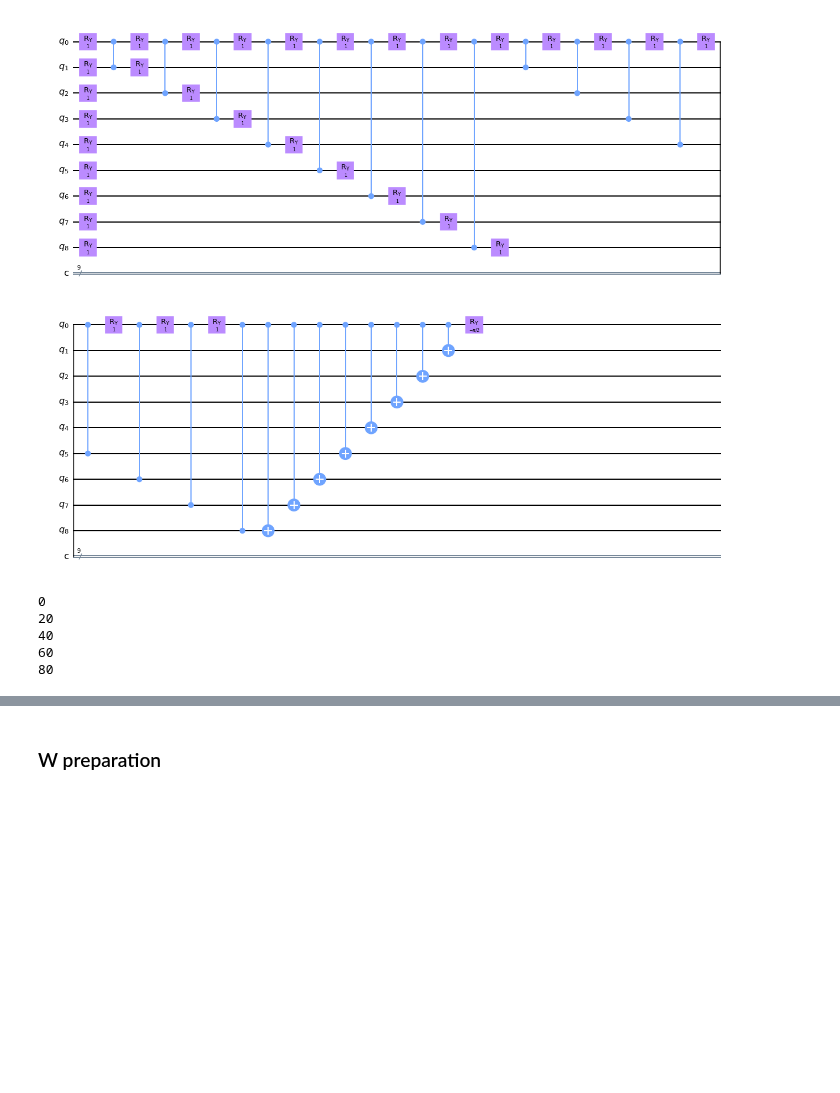
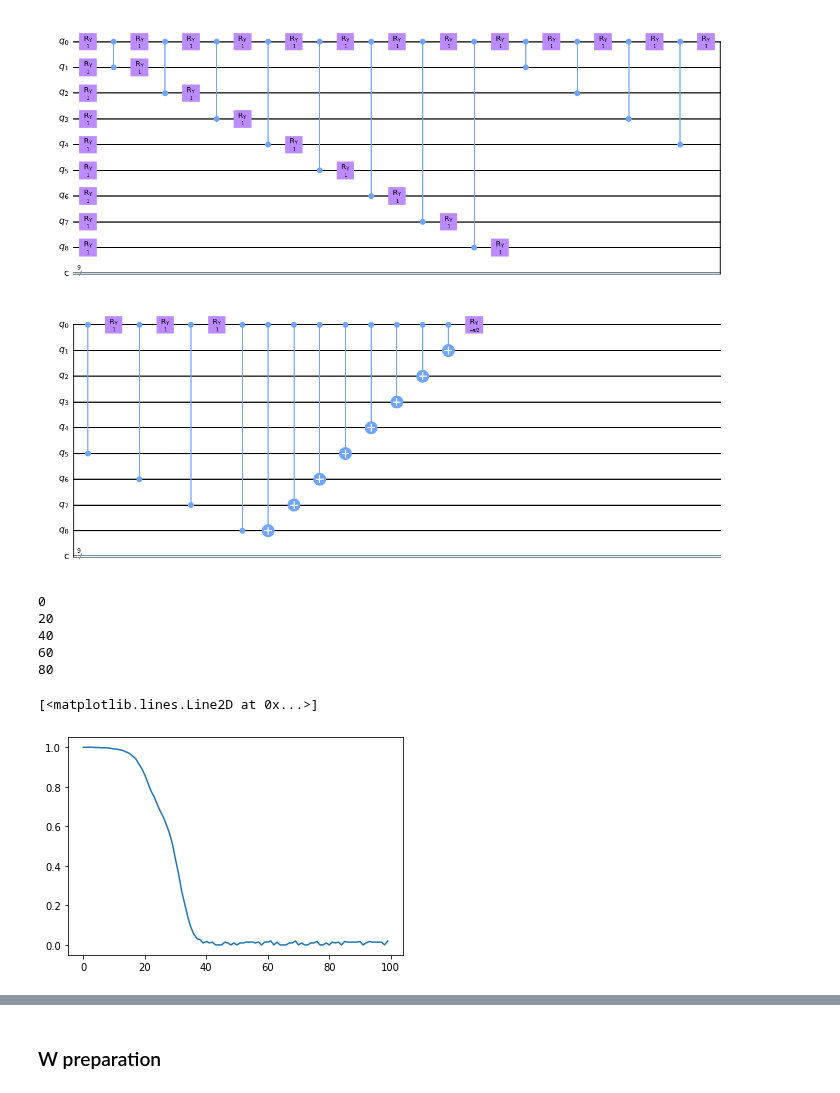
Before and after one commit to vutuanhai237/UC-VQA, a Jupyter notebook: codes/star2graph_ansatz_qng.ipynb, the cells around one changed output, grey strips where cells are left out. Cells and saved outputs as stored; diff of their text form; code cells hidden in the pictures; blank space fills up the shorter version.

```diff
--- a/codes/star2graph_ansatz_qng.ipynb
+++ b/codes/star2graph_ansatz_qng.ipynb
@@ -50,6 +51,12 @@ for i in range(0, 100):
 # %%
 np.savetxt("../experiments/star_ansatz_ghz/" + str(num_qubits) + "/loss_values_qng.csv", loss_values, delimiter=",")
 np.savetxt("../experiments/star_ansatz_ghz/" + str(num_qubits) + "/thetass_qng.csv", thetass, delimiter=",")
+# %%
+from matplotlib import pyplot as plt
+plt.plot(loss_values)
+# %% [output]
+[<matplotlib.lines.Line2D at 0x...>]
+[figure, added]
 # %%
 from matplotlib import pyplot as plt
 plt.plot(loss_values)
```
Also changed, not shown: parts of 2 cells of this notebook, 11 other files.
